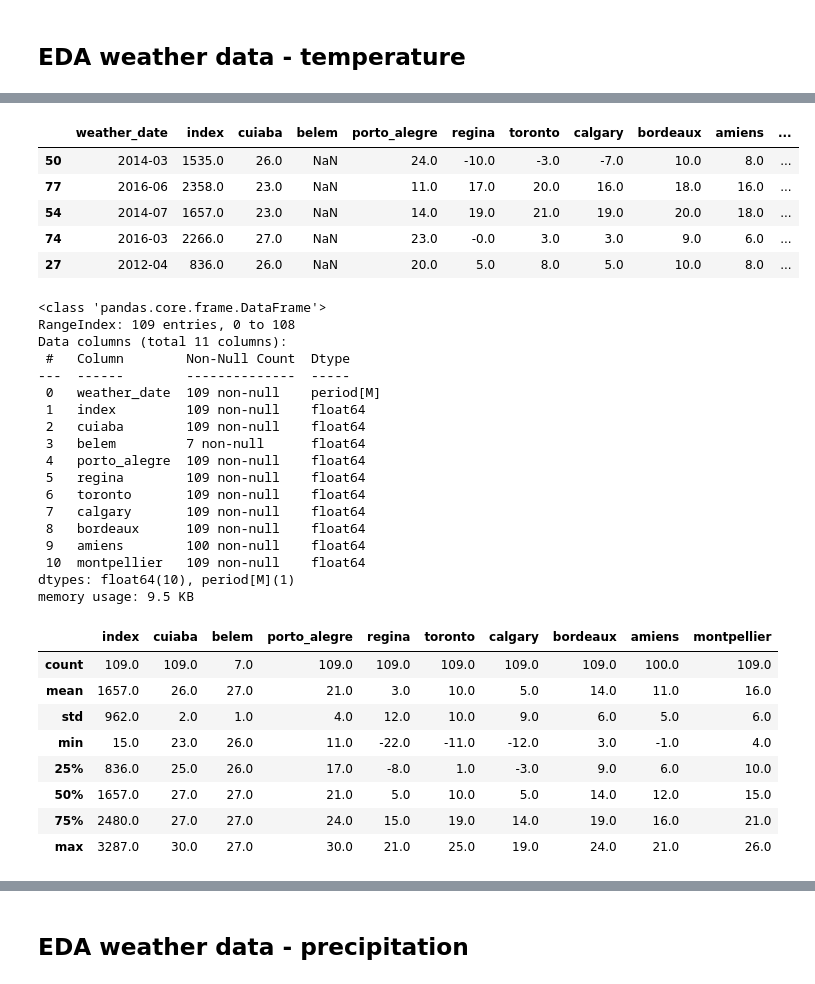
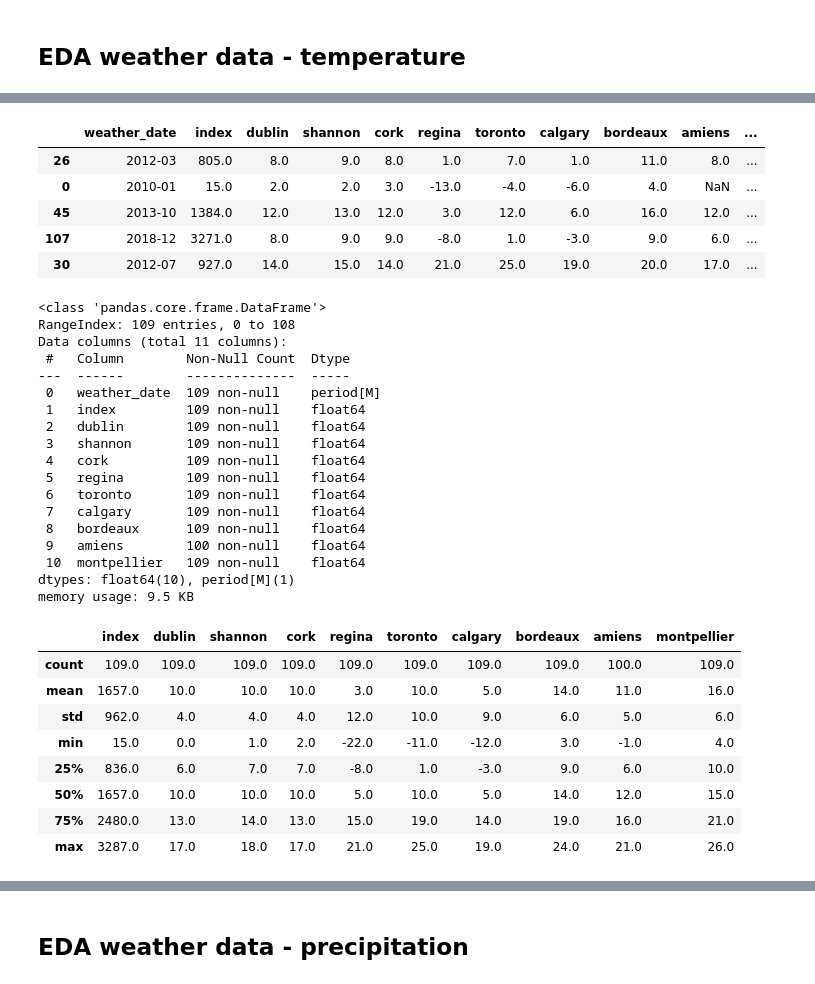
Before and after one commit to ElnazSaeidi/capstone-project-AEJS, a Jupyter notebook: weather_data_anja.ipynb, the cells around one changed output, grey strips where cells are left out. Saved outputs shown, nothing was run; the diff lists cells and outputs as text; code cells hidden in the pictures.

```diff
--- a/weather_data_anja.ipynb
+++ b/weather_data_anja.ipynb
@@ -14,13 +14,14 @@ from matplotlib import pyplot as plt
 # %%
 # Download weather data from different stations in the countries Brasil, France and Canada
 # Starting with Brasil
+#Brazil was replaced by ireland
 
 url = "https://meteostat.p.rapidapi.com/stations/daily"
 
 # Set stations
-stations = ["83362",
-            "82191",
-            "83967"
+stations = ["03969",
+            "03962",
+            "03955"
             ]
 
 # Set API key (defined already)
@@ -60,7 +61,7 @@ for station in stations:
     weather_df = pd.concat([weather_df, weather_temp_df], ignore_index=True)
 
 # Print final dataset weather_df
-weather_df_brazil=weather_df
-weather_df_brazil
+weather_df_ire=weather_df
+weather_df_ire
 # %% [output]
 |  | weather_date | weather_tavg | weather_tmin | weather_tmax | weather_prcp | weather_snow | weather_wdir | ... |
@@ -212,7 +213,7 @@ weather_df_fran
 #defining a new dataframe that contains the average temperature of all weather stations
 
 #dropping columns
-tavg_df_brazil=weather_df_brazil.drop(['weather_tmin','weather_tmax','weather_prcp','weather_snow','weather_wdir','weather_wspd','weather_wpgt','weather_pres','weather_tsun'], axis='columns')
+tavg_df_ire=weather_df_ire.drop(['weather_tmin','weather_tmax','weather_prcp','weather_snow','weather_wdir','weather_wspd','weather_wpgt','weather_pres','weather_tsun'], axis='columns')
 
 tavg_df_can=weather_df_can.drop(['weather_tmin','weather_tmax','weather_prcp','weather_snow','weather_wdir','weather_wspd','weather_wpgt','weather_pres','weather_tsun'], axis='columns')
 
@@ -220,18 +221,18 @@ tavg_df_fran=weather_df_fran.drop(['weather_tmin','weather_tmax','weather_prcp',
 
 #defining a large dataframe
 
-tavg_df=pd.concat([tavg_df_brazil,tavg_df_can,tavg_df_fran])
+tavg_df=pd.concat([tavg_df_ire,tavg_df_can,tavg_df_fran])
 
 #creating an empty data frame including the weather_date to add the data of the other stations later
 
-tavg_df_cuiaba=tavg_df_brazil[tavg_df_brazil['station']=='83362']
-tavg_df_all=tavg_df_cuiaba.drop(['station'], axis='columns')
+tavg_df_dublin=tavg_df_ire[tavg_df_ire['station']=='03969']
+tavg_df_all=tavg_df_dublin.drop(['station'], axis='columns')
 tavg_df_all
 
 #filtering the complete data set for the weather stations
 #adding the temperature data to the new dataset to have the temperature for each station in a column
 
-stations=['83362','82191','83967','71863','71508','71877','07510','07059','07643']
+stations=['03969','03962','03955','71863','71508','71877','07510','07059','07643']
 
 for station in stations:
        tavg_df_temp=tavg_df[tavg_df['station']==station]
@@ -266,42 +267,42 @@ tavg_df_month=tavg_df_all.groupby(tavg_df_all['weather_date'].dt.to_period("M"))
 #through this operation, two indexes are built (weather_date)
 #rename one of it
 
 tavg_df_month=tavg_df_month.rename(columns={'weather_date':'weather_date_day'})
 
 #reset the index
 tavg_df_month=tavg_df_month.reset_index()
 
 #drop one of the weather date columns
 
 tavg_df_month=tavg_df_month.drop('weather_date_day', axis='columns')
 
 #renaming the columns by using a dictionary
 
 city_station={
-    '83362':'cuiaba',
-    '82191':'belem',
-    '83967':'porto_alegre',
+    '03969':'dublin',
+    '03962':'shannon',
+    '03955':'cork',
     '71863':'regina',
     '71508':'toronto',
     '71877':'calgary',
     '07510':'bordeaux',
     '07059':'amiens',
     '07643':'montpellier'
 }
 
 # dropping the 'weather_tavg_' from the column name
 
 tavg_df_month.columns=tavg_df_month.columns.str.replace('weather_tavg_','')
 
 tavg_df_month=tavg_df_month.rename(columns=city_station)
 tavg_df_month.sample(5)
 # %% [output]
-|  | weather_date | index | cuiaba | belem | porto_alegre | regina | toronto | calgary | bordeaux | amiens | ... |
-| 50 | 2014-03 | 1535.0 | 26.0 | NaN | 24.0 | -10.0 | -3.0 | -7.0 | 10.0 | 8.0 | ... |
-| 77 | 2016-06 | 2358.0 | 23.0 | NaN | 11.0 | 17.0 | 20.0 | 16.0 | 18.0 | 16.0 | ... |
-| 54 | 2014-07 | 1657.0 | 23.0 | NaN | 14.0 | 19.0 | 21.0 | 19.0 | 20.0 | 18.0 | ... |
-| 74 | 2016-03 | 2266.0 | 27.0 | NaN | 23.0 | -0.0 | 3.0 | 3.0 | 9.0 | 6.0 | ... |
-| 27 | 2012-04 | 836.0 | 26.0 | NaN | 20.0 | 5.0 | 8.0 | 5.0 | 10.0 | 8.0 | ... |
+|  | weather_date | index | dublin | shannon | cork | regina | toronto | calgary | bordeaux | amiens | ... |
+| 26 | 2012-03 | 805.0 | 8.0 | 9.0 | 8.0 | 1.0 | 7.0 | 1.0 | 11.0 | 8.0 | ... |
+| 0 | 2010-01 | 15.0 | 2.0 | 2.0 | 3.0 | -13.0 | -4.0 | -6.0 | 4.0 | NaN | ... |
+| 45 | 2013-10 | 1384.0 | 12.0 | 13.0 | 12.0 | 3.0 | 12.0 | 6.0 | 16.0 | 12.0 | ... |
+| 107 | 2018-12 | 3271.0 | 8.0 | 9.0 | 9.0 | -8.0 | 1.0 | -3.0 | 9.0 | 6.0 | ... |
+| 30 | 2012-07 | 927.0 | 14.0 | 15.0 | 14.0 | 21.0 | 25.0 | 19.0 | 20.0 | 17.0 | ... |
 # %%
 tavg_df_month.info()
 # %% [output]
@@ -312,9 +313,9 @@ Data columns (total 11 columns):
 ---  ------        --------------  -----
  0   weather_date  109 non-null    period[M]
  1   index         109 non-null    float64
- 2   cuiaba        109 non-null    float64
- 3   belem         7 non-null      float64
- 4   porto_alegre  109 non-null    float64
+ 2   dublin        109 non-null    float64
+ 3   shannon       109 non-null    float64
+ 4   cork          109 non-null    float64
  5   regina        109 non-null    float64
  6   toronto       109 non-null    float64
  7   calgary       109 non-null    float64
@@ -326,15 +327,15 @@ memory usage: 9.5 KB
 # %%
 tavg_df_month.describe().round()
 # %% [output]
-|  | index | cuiaba | belem | porto_alegre | regina | toronto | calgary | bordeaux | amiens | montpellier |
-| count | 109.0 | 109.0 | 7.0 | 109.0 | 109.0 | 109.0 | 109.0 | 109.0 | 100.0 | 109.0 |
-| mean | 1657.0 | 26.0 | 27.0 | 21.0 | 3.0 | 10.0 | 5.0 | 14.0 | 11.0 | 16.0 |
-| std | 962.0 | 2.0 | 1.0 | 4.0 | 12.0 | 10.0 | 9.0 | 6.0 | 5.0 | 6.0 |
-| min | 15.0 | 23.0 | 26.0 | 11.0 | -22.0 | -11.0 | -12.0 | 3.0 | -1.0 | 4.0 |
-| 25% | 836.0 | 25.0 | 26.0 | 17.0 | -8.0 | 1.0 | -3.0 | 9.0 | 6.0 | 10.0 |
-| 50% | 1657.0 | 27.0 | 27.0 | 21.0 | 5.0 | 10.0 | 5.0 | 14.0 | 12.0 | 15.0 |
-| 75% | 2480.0 | 27.0 | 27.0 | 24.0 | 15.0 | 19.0 | 14.0 | 19.0 | 16.0 | 21.0 |
-| max | 3287.0 | 30.0 | 27.0 | 30.0 | 21.0 | 25.0 | 19.0 | 24.0 | 21.0 | 26.0 |
+|  | index | dublin | shannon | cork | regina | toronto | calgary | bordeaux | amiens | montpellier |
+| count | 109.0 | 109.0 | 109.0 | 109.0 | 109.0 | 109.0 | 109.0 | 109.0 | 100.0 | 109.0 |
+| mean | 1657.0 | 10.0 | 10.0 | 10.0 | 3.0 | 10.0 | 5.0 | 14.0 | 11.0 | 16.0 |
+| std | 962.0 | 4.0 | 4.0 | 4.0 | 12.0 | 10.0 | 9.0 | 6.0 | 5.0 | 6.0 |
+| min | 15.0 | 0.0 | 1.0 | 2.0 | -22.0 | -11.0 | -12.0 | 3.0 | -1.0 | 4.0 |
+| 25% | 836.0 | 6.0 | 7.0 | 7.0 | -8.0 | 1.0 | -3.0 | 9.0 | 6.0 | 10.0 |
+| 50% | 1657.0 | 10.0 | 10.0 | 10.0 | 5.0 | 10.0 | 5.0 | 14.0 | 12.0 | 15.0 |
+| 75% | 2480.0 | 13.0 | 14.0 | 13.0 | 15.0 | 19.0 | 14.0 | 19.0 | 16.0 | 21.0 |
+| max | 3287.0 | 17.0 | 18.0 | 17.0 | 21.0 | 25.0 | 19.0 | 24.0 | 21.0 | 26.0 |
 # %%
 #converting the datatype of the weather date to datetime
 tavg_df_month['weather_date']=tavg_df_month['weather_date'].astype('datetime64')
```
Also changed, not shown: parts of 11 cells of this notebook, 2 other files.
